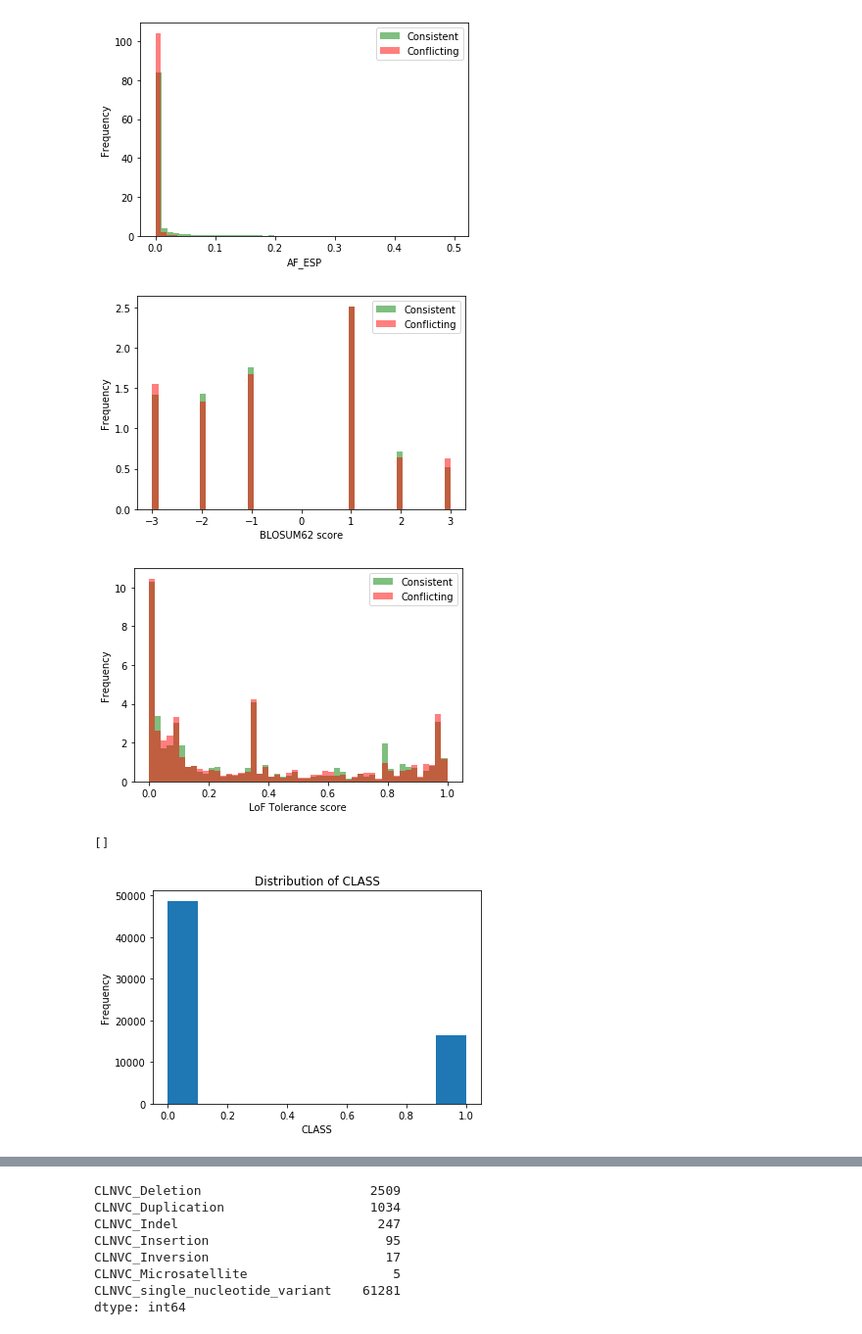
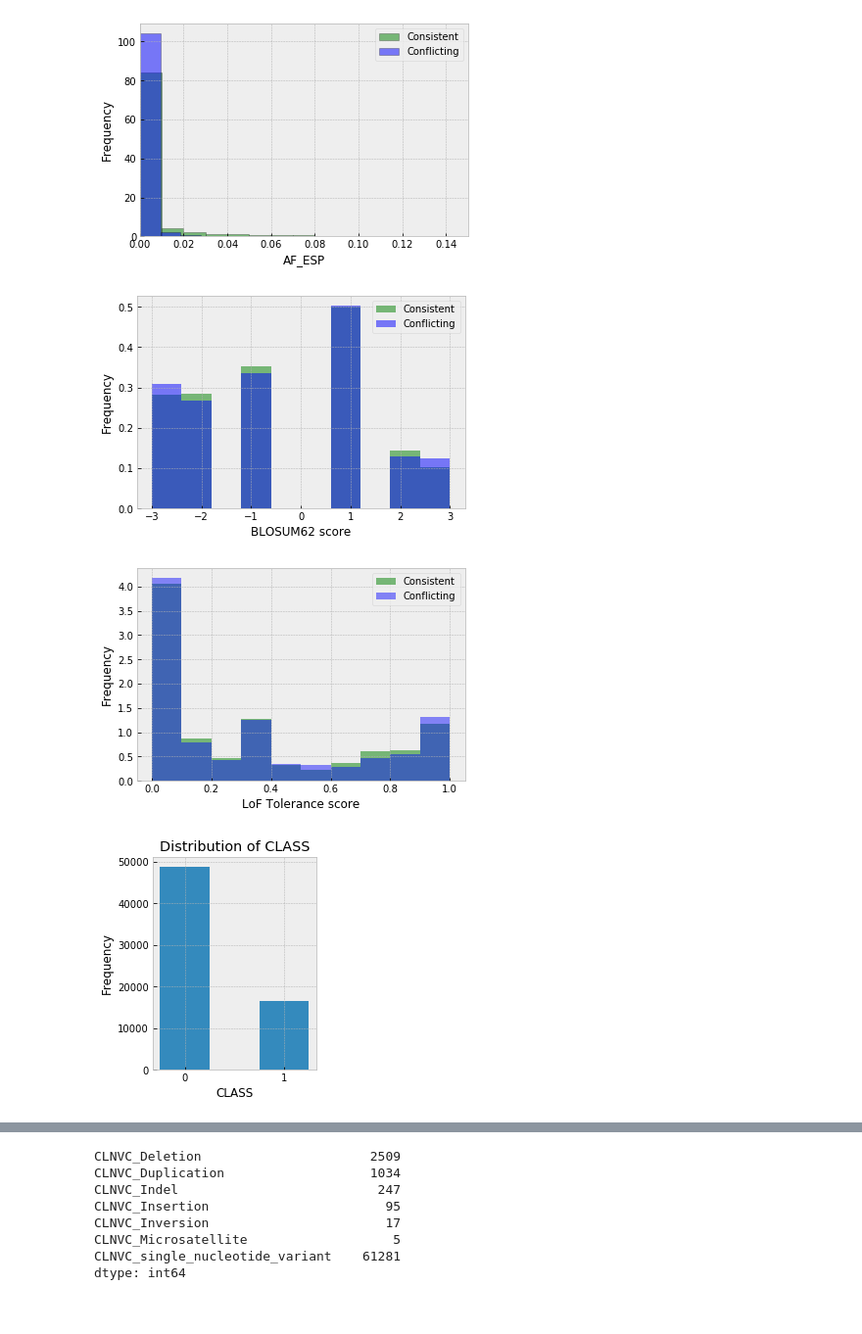
Before and after one commit to gksullan/Springboard_Capstone_1, a Jupyter notebook: exploratory_data_analysis.ipynb, the cells around one changed output, grey strips where cells are left out. Shown at 98% size. Cells and saved outputs as stored; diff of their text form; code cells hidden in the pictures.

```diff
--- a/exploratory_data_analysis.ipynb
+++ b/exploratory_data_analysis.ipynb
@@ -6,4 +6,5 @@ pd.options.display.min_rows=40
 
 import matplotlib.pyplot as plt
 import seaborn as sns
+plt.style.use('bmh')
 # %% [markdown]
@@ -107,7 +108,7 @@ binding profile (TFBP)
 - BLOSUM62 See: http://rosalind.info/glossary/blosum62/
 <br>
 # %%
-df_cleaned = pd.read_csv('data_cleanednlp4.csv')
+df_cleaned = pd.read_csv('data/data_cleanednlp4.csv')
 # %%
 df_cleaned.head()
 # %% [output]
@@ -206,46 +209,49 @@ plt.legend();
 x0 = df_cleaned.loc[df_cleaned.CLASS==0, 'AF_ESP']
 x1 = df_cleaned.loc[df_cleaned.CLASS==1, 'AF_ESP']
 
-plt.hist(x0, alpha=0.5, bins=50, color='green', density=True, stacked=True, label='Consistent')
-plt.hist(x1, alpha=0.5, bins=50, color='red', density=True, stacked=True, label='Conflicting')
+plt.hist(x0, alpha=0.5, edgecolor='black', bins=50, color='green', density=True, stacked=True, label='Consistent')
+plt.hist(x1, alpha=0.5, edgecolor='black', bins=50, color='blue', density=True, stacked=True, label='Conflicting')
 plt.xlabel('AF_ESP')
 plt.ylabel('Frequency')
+plt.xlim(0, 0.15)
 plt.legend();
 # %% [output]
-[figure, old version]
+[figure, new version]
 # %%
 # Do we see any differences in the BLOSUM62 score between the two classes
 x0 = df_cleaned.loc[df_cleaned.CLASS==0, 'BLOSUM62']
 x1 = df_cleaned.loc[df_cleaned.CLASS==1, 'BLOSUM62']
 
-plt.hist(x0, alpha=0.5, bins=50, color='green', density=True, stacked=True, label='Consistent')
-plt.hist(x1, alpha=0.5, bins=50, color='red', density=True, stacked=True, label='Conflicting')
+plt.hist(x0, alpha=0.5, color='green', density=True, stacked=True, label='Consistent')
+plt.hist(x1, alpha=0.5, color='blue', density=True, stacked=True, label='Conflicting')
 plt.xlabel('BLOSUM62 score')
 plt.ylabel('Frequency')
 plt.legend();
 # %% [output]
-[figure, old version]
+[figure, new version]
 # %%
 # Do we see any differences in the Loss of Function tolerance score between the two classes
 x0 = df_cleaned.loc[df_cleaned.CLASS==0, 'LoFtool']
 x1 = df_cleaned.loc[df_cleaned.CLASS==1, 'LoFtool']
 
-plt.hist(x0, alpha=0.5, bins=50, color='green', density=True, stacked=True, label='Consistent')
-plt.hist(x1, alpha=0.5, bins=50, color='red', density=True, stacked=True, label='Conflicting')
+plt.hist(x0, alpha=0.5, color='green', density=True, stacked=True, label='Consistent')
+plt.hist(x1, alpha=0.45, color='blue', density=True, stacked=True, label='Conflicting')
 plt.xlabel('LoF Tolerance score')
 plt.ylabel('Frequency')
 plt.legend();
 # %% [output]
-[figure, old version]
+[figure, new version]
 # %%
 # look at the balance of classes in dataset
-_ = df_cleaned['CLASS'].plot(kind='hist')
+counts = df_cleaned['CLASS'].value_counts()
+plt.figure(figsize=(3,4))
+_ = plt.bar(counts.index, counts, width=0.5)
 _ = plt.xlabel('CLASS')
 _ = plt.title('Distribution of CLASS')
-plt.plot()
+_ = plt.xticks([0,1])
+_ = plt.ylabel('Frequency')
 # %% [output]
-[]
-[figure, old version]
+[figure, new version]
 # %%
 # Are some genes more frequently conflictingly classified?
 # What are the most frequently reported genes in this dataset?
```
Also changed, not shown: parts of 15 cells of this notebook, 2 other files.
